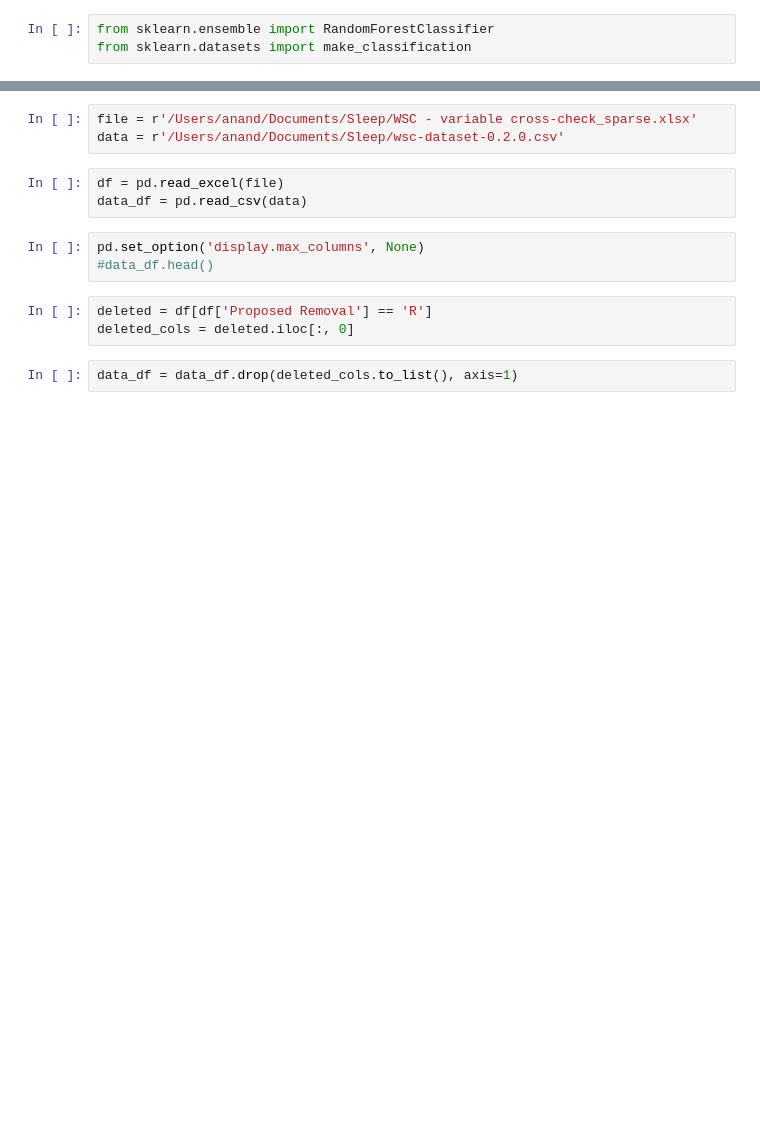
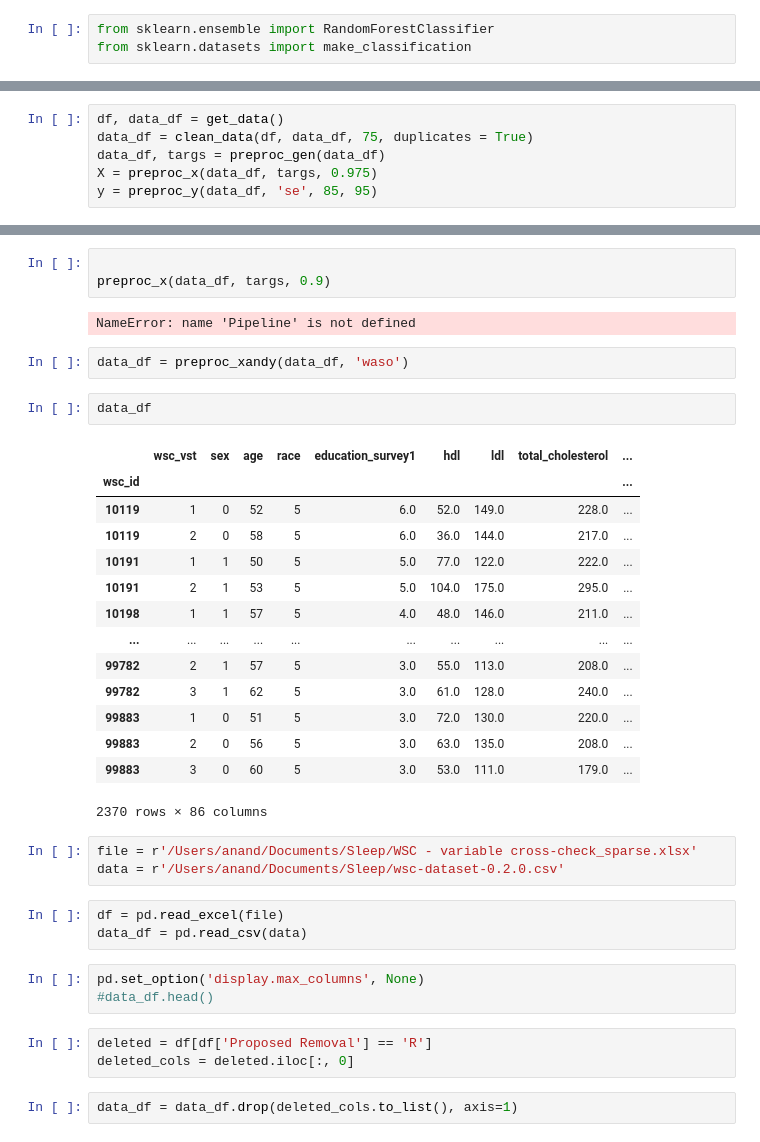
Before and after one commit to pandit-a/dreamteam, a Jupyter notebook: notebooks/ap_waso_v3.ipynb, the cells around one changed output, grey strips where cells are left out. Cells and saved outputs as stored; diff of their text form; blank space fills up the shorter version.

Commit message:
get data

```diff
--- a/notebooks/ap_waso_v3.ipynb
+++ b/notebooks/ap_waso_v3.ipynb
@@ -37,0 +39,6 @@ d,f = get_data1()
+# %%
+df, data_df = get_data()
+data_df = clean_data(df, data_df, 75, duplicates = True)
+data_df, targs = preproc_gen(data_df)
+X = preproc_x(data_df, targs, 0.975)
+y = preproc_y(data_df, 'se', 85, 95)
@@ -38,3 +61,27 @@ d,f = get_data1()
+# %%
+
+preproc_x(data_df, targs, 0.9)
+# %% [output]
+NameError: name 'Pipeline' is not defined
+# %%
+data_df = preproc_xandy(data_df, 'waso')
+# %%
+data_df
+# %% [output]
+|  | wsc_vst | sex | age | race | education_survey1 | hdl | ldl | total_cholesterol | ... |
+| wsc_id |  |  |  |  |  |  |  |  | ... |
+| 10119 | 1 | 0 | 52 | 5 | 6.0 | 52.0 | 149.0 | 228.0 | ... |
+| 10119 | 2 | 0 | 58 | 5 | 6.0 | 36.0 | 144.0 | 217.0 | ... |
+| 10191 | 1 | 1 | 50 | 5 | 5.0 | 77.0 | 122.0 | 222.0 | ... |
+| 10191 | 2 | 1 | 53 | 5 | 5.0 | 104.0 | 175.0 | 295.0 | ... |
+| 10198 | 1 | 1 | 57 | 5 | 4.0 | 48.0 | 146.0 | 211.0 | ... |
+| ... | ... | ... | ... | ... | ... | ... | ... | ... | ... |
+| 99782 | 2 | 1 | 57 | 5 | 3.0 | 55.0 | 113.0 | 208.0 | ... |
+| 99782 | 3 | 1 | 62 | 5 | 3.0 | 61.0 | 128.0 | 240.0 | ... |
+| 99883 | 1 | 0 | 51 | 5 | 3.0 | 72.0 | 130.0 | 220.0 | ... |
+| 99883 | 2 | 0 | 56 | 5 | 3.0 | 63.0 | 135.0 | 208.0 | ... |
+| 99883 | 3 | 0 | 60 | 5 | 3.0 | 53.0 | 111.0 | 179.0 | ... |
+2370 rows × 86 columns
 # %%
 file = r'/Users/anand/Documents/Sleep/WSC - variable cross-check_sparse.xlsx'
 data = r'/Users/anand/Documents/Sleep/wsc-dataset-0.2.0.csv'
```
Also changed, not shown: parts of 20 cells of this notebook, 2 other files.
